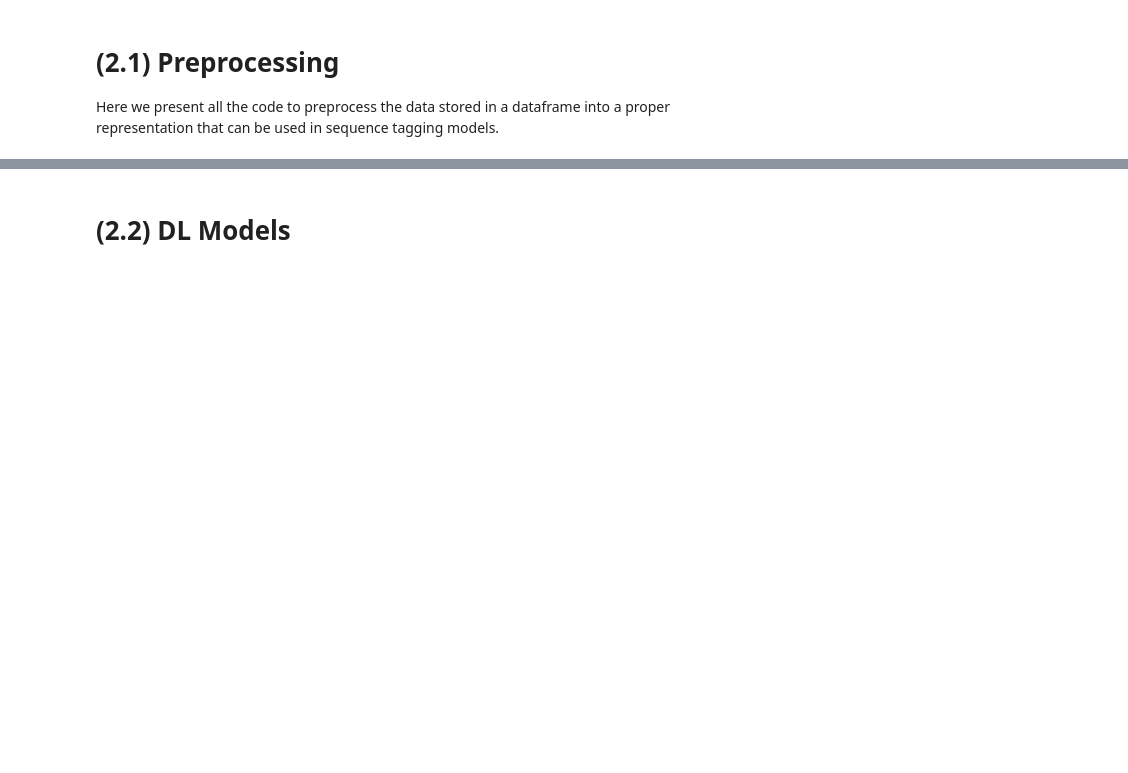
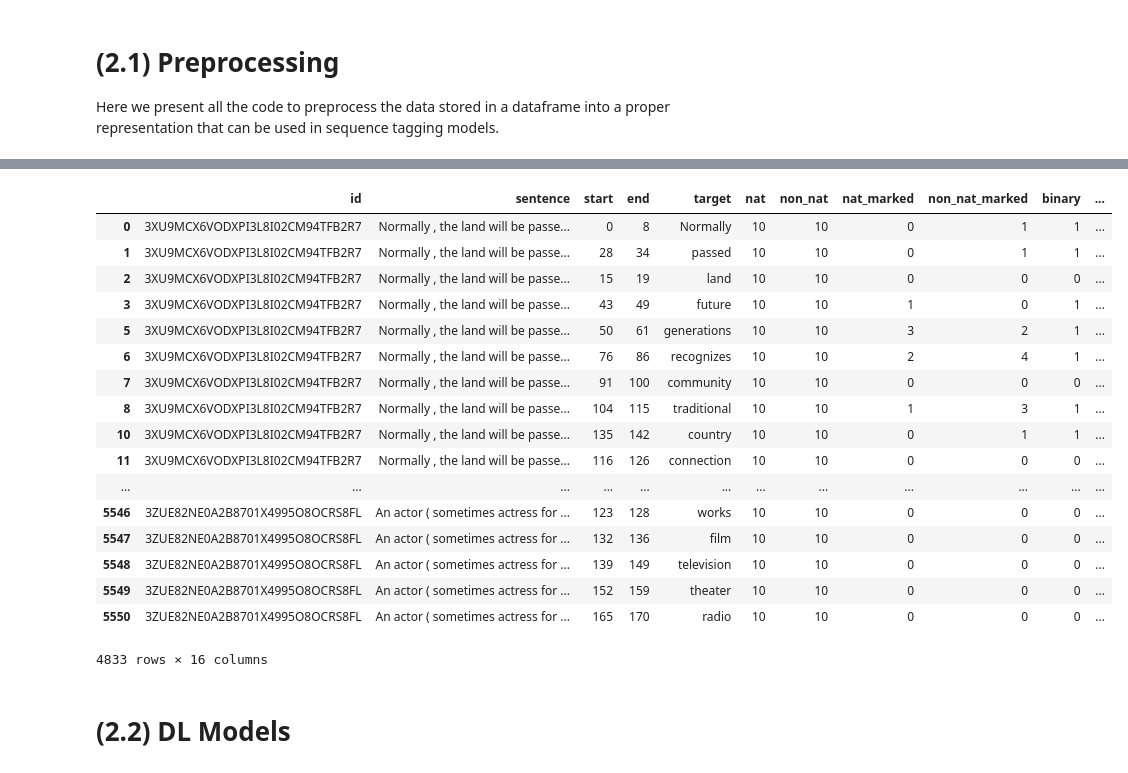
Before and after one commit to kristiankolthoff/CoWoPhId, a Jupyter notebook: python/dl4cwi.ipynb, the cells around one changed output, grey strips where cells are left out. Cells and saved outputs as stored; diff of their text form; code cells hidden in the pictures; blank space fills up the shorter version.

```diff
--- a/python/dl4cwi.ipynb
+++ b/python/dl4cwi.ipynb
@@ -543,3 +635,24 @@ Using TensorFlow backend.
+# %%
+datasets[0].train
+# %% [output]
+|  | id | sentence | start | end | target | nat | non_nat | nat_marked | non_nat_marked | binary | ... |
+| 0 | 3XU9MCX6VODXPI3L8I02CM94TFB2R7 | Normally , the land will be passe... | 0 | 8 | Normally | 10 | 10 | 0 | 1 | 1 | ... |
+| 1 | 3XU9MCX6VODXPI3L8I02CM94TFB2R7 | Normally , the land will be passe... | 28 | 34 | passed | 10 | 10 | 0 | 1 | 1 | ... |
+| 2 | 3XU9MCX6VODXPI3L8I02CM94TFB2R7 | Normally , the land will be passe... | 15 | 19 | land | 10 | 10 | 0 | 0 | 0 | ... |
+| 3 | 3XU9MCX6VODXPI3L8I02CM94TFB2R7 | Normally , the land will be passe... | 43 | 49 | future | 10 | 10 | 1 | 0 | 1 | ... |
+| 5 | 3XU9MCX6VODXPI3L8I02CM94TFB2R7 | Normally , the land will be passe... | 50 | 61 | generations | 10 | 10 | 3 | 2 | 1 | ... |
+| 6 | 3XU9MCX6VODXPI3L8I02CM94TFB2R7 | Normally , the land will be passe... | 76 | 86 | recognizes | 10 | 10 | 2 | 4 | 1 | ... |
+| 7 | 3XU9MCX6VODXPI3L8I02CM94TFB2R7 | Normally , the land will be passe... | 91 | 100 | community | 10 | 10 | 0 | 0 | 0 | ... |
+| 8 | 3XU9MCX6VODXPI3L8I02CM94TFB2R7 | Normally , the land will be passe... | 104 | 115 | traditional | 10 | 10 | 1 | 3 | 1 | ... |
+| 10 | 3XU9MCX6VODXPI3L8I02CM94TFB2R7 | Normally , the land will be passe... | 135 | 142 | country | 10 | 10 | 0 | 1 | 1 | ... |
+| 11 | 3XU9MCX6VODXPI3L8I02CM94TFB2R7 | Normally , the land will be passe... | 116 | 126 | connection | 10 | 10 | 0 | 0 | 0 | ... |
+| ... | ... | ... | ... | ... | ... | ... | ... | ... | ... | ... | ... |
+| 5546 | 3ZUE82NE0A2B8701X4995O8OCRS8FL | An actor ( sometimes actress for ... | 123 | 128 | works | 10 | 10 | 0 | 0 | 0 | ... |
+| 5547 | 3ZUE82NE0A2B8701X4995O8OCRS8FL | An actor ( sometimes actress for ... | 132 | 136 | film | 10 | 10 | 0 | 0 | 0 | ... |
+| 5548 | 3ZUE82NE0A2B8701X4995O8OCRS8FL | An actor ( sometimes actress for ... | 139 | 149 | television | 10 | 10 | 0 | 0 | 0 | ... |
+| 5549 | 3ZUE82NE0A2B8701X4995O8OCRS8FL | An actor ( sometimes actress for ... | 152 | 159 | theater | 10 | 10 | 0 | 0 | 0 | ... |
+| 5550 | 3ZUE82NE0A2B8701X4995O8OCRS8FL | An actor ( sometimes actress for ... | 165 | 170 | radio | 10 | 10 | 0 | 0 | 0 | ... |
+4833 rows × 16 columns
 # %%
 def preprocess_datasets(datasets):
     return [Dataset(ds.name, preprocessing(ds.train),
```
Also changed, not shown: parts of 25 cells of this notebook.
